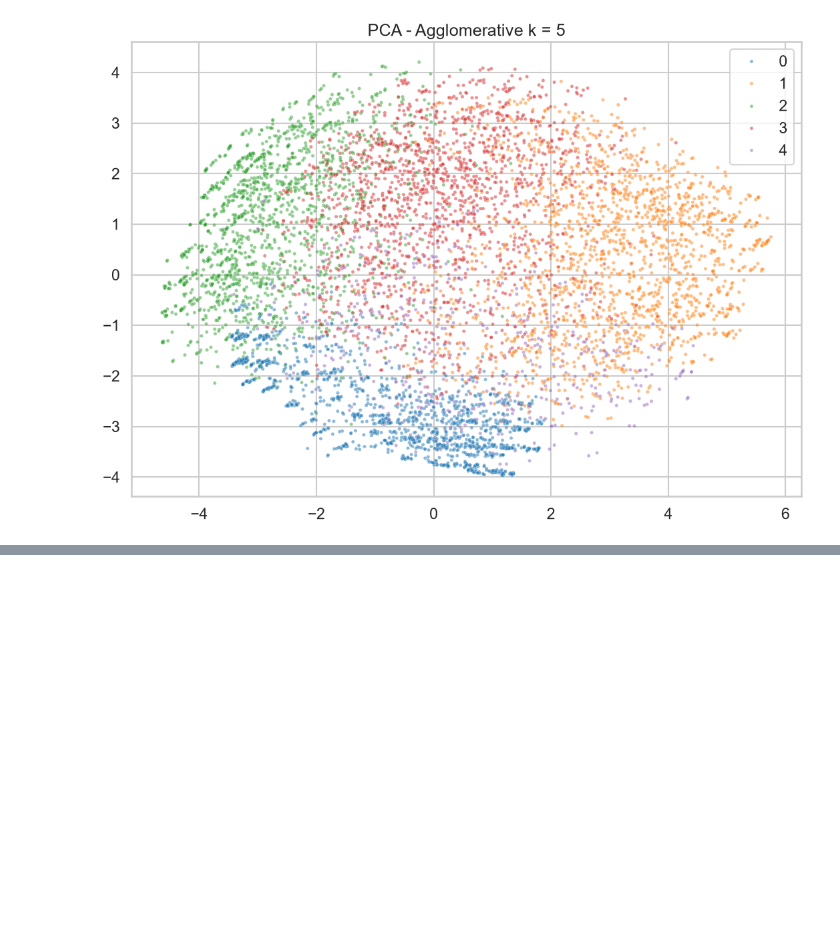
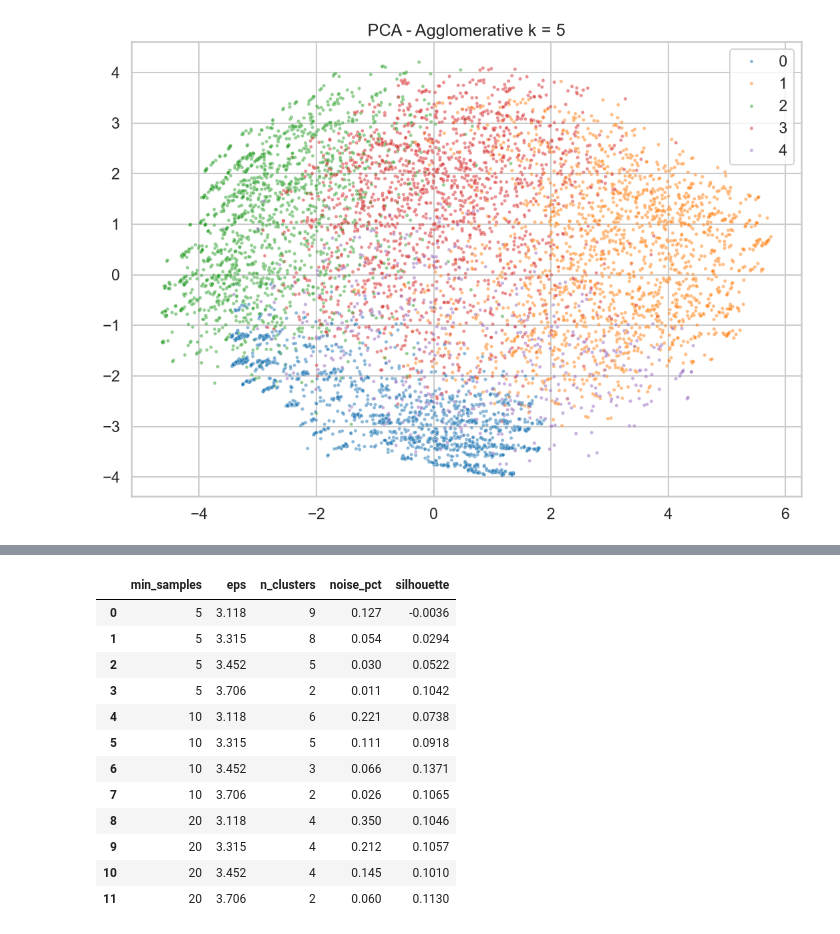
Before and after one commit to doughmi-ilyas/customer-churn-prediction, a Jupyter notebook: notebooks/02_clusters.ipynb, the cells around one changed output, grey strips where cells are left out. Cells and saved outputs as stored; diff of their text form; code cells hidden in the pictures; blank space fills up the shorter version.

```diff
--- a/notebooks/02_clusters.ipynb
+++ b/notebooks/02_clusters.ipynb
@@ -202,0 +214,34 @@ plt.show()
+# %%
+rows = []
+for min_samples in [5, 10, 20]:
+    for pct in [75, 85, 90, 95]:
+        eps = float(np.percentile(kdist, pct))
+        labels = DBSCAN(eps=eps, min_samples=min_samples).fit_predict(X)
+        n_clusters = len(set(labels) - {-1})
+        mask = labels != -1
+        rows.append(
+            {
+                "min_samples": min_samples,
+                "eps": round(eps, 3),
+                "n_clusters": n_clusters,
+                "noise_pct": round((~mask).mean(), 3),
+                "silhouette": silhouette_score(X[mask], labels[mask]) if n_clusters >= 2 else np.nan,
+            }
+        )
+sweep_db = pd.DataFrame(rows)
+best_db = sweep_db.dropna().sort_values("silhouette", ascending=False).iloc[0]
+sweep_db.round(4)
+# %% [output]
+|  | min_samples | eps | n_clusters | noise_pct | silhouette |
+| 0 | 5 | 3.118 | 9 | 0.127 | -0.0036 |
+| 1 | 5 | 3.315 | 8 | 0.054 | 0.0294 |
+| 2 | 5 | 3.452 | 5 | 0.030 | 0.0522 |
+| 3 | 5 | 3.706 | 2 | 0.011 | 0.1042 |
+| 4 | 10 | 3.118 | 6 | 0.221 | 0.0738 |
+| 5 | 10 | 3.315 | 5 | 0.111 | 0.0918 |
+| 6 | 10 | 3.452 | 3 | 0.066 | 0.1371 |
+| 7 | 10 | 3.706 | 2 | 0.026 | 0.1065 |
+| 8 | 20 | 3.118 | 4 | 0.350 | 0.1046 |
+| 9 | 20 | 3.315 | 4 | 0.212 | 0.1057 |
+| 10 | 20 | 3.452 | 4 | 0.145 | 0.1010 |
+| 11 | 20 | 3.706 | 2 | 0.060 | 0.1130 |
```
Also changed, not shown: parts of 3 cells of this notebook, 2 other files.
